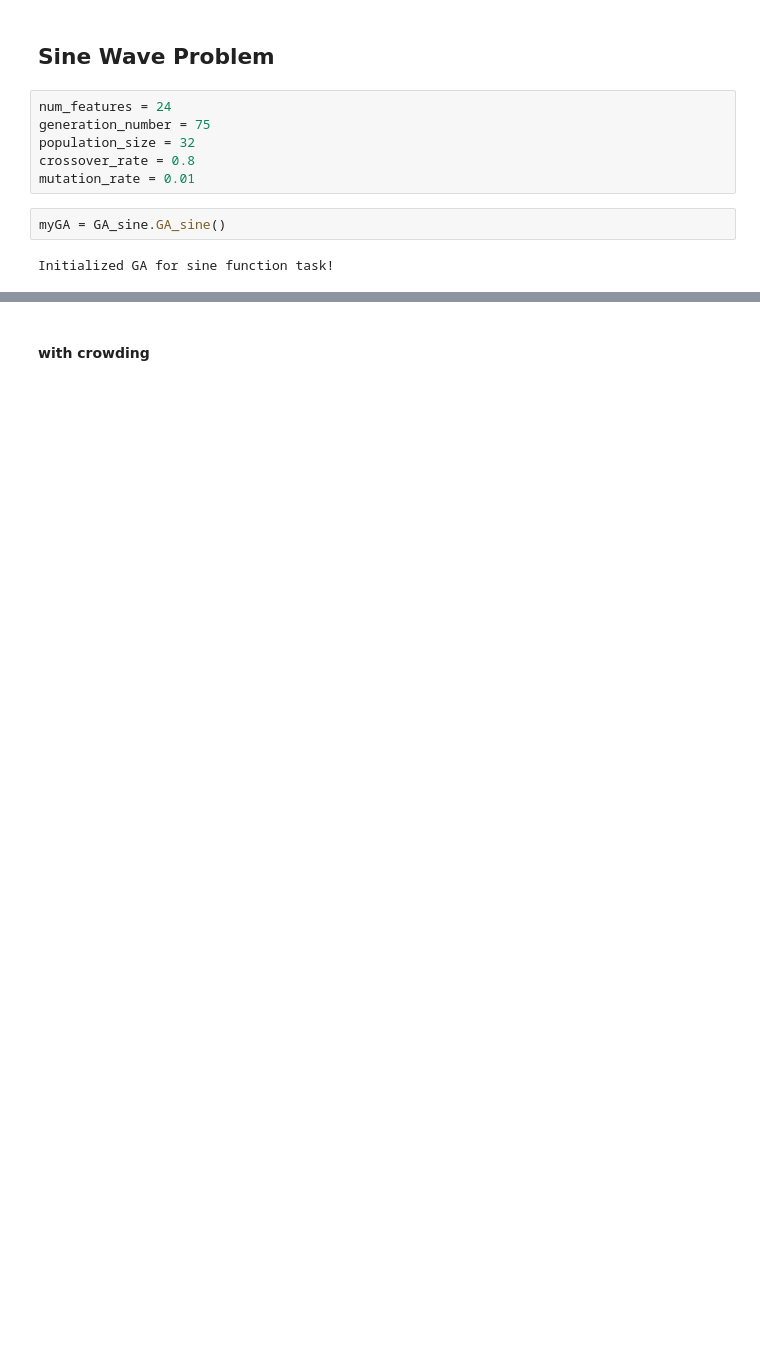
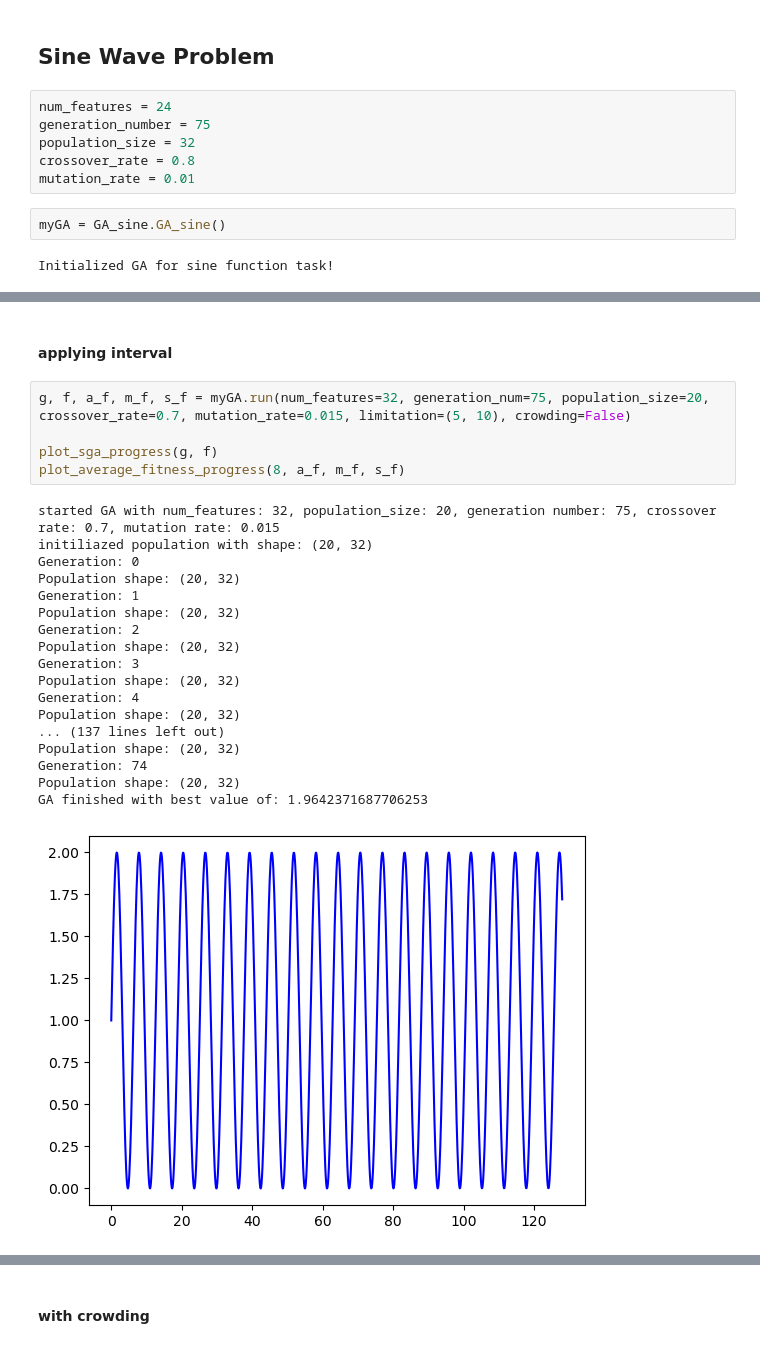
Before and after one commit to TristanWolfram/BioAi_Projects, a Jupyter notebook: Project_1/GA-demo.ipynb, the cells around one changed output, grey strips where cells are left out. Saved outputs shown, nothing was run; the diff lists cells and outputs as text; blank space fills up the shorter version.

```diff
--- a/Project_1/GA-demo.ipynb
+++ b/Project_1/GA-demo.ipynb
@@ -90,0 +114,26 @@ GA finished with best value of: 1.9978350373051554
+# %% [markdown]
+#### applying interval
+# %%
+g, f, a_f, m_f, s_f = myGA.run(num_features=32, generation_num=75, population_size=20, crossover_rate=0.7, mutation_rate=0.015, limitation=(5, 10), crowding=False)
+
+plot_sga_progress(g, f)
+plot_average_fitness_progress(8, a_f, m_f, s_f)
+# %% [output]
+started GA with num_features: 32, population_size: 20, generation number: 75, crossover rate: 0.7, mutation rate: 0.015
+initiliazed population with shape: (20, 32)
+Generation: 0
+Population shape: (20, 32)
+Generation: 1
+Population shape: (20, 32)
+Generation: 2
+Population shape: (20, 32)
+Generation: 3
+Population shape: (20, 32)
+Generation: 4
+Population shape: (20, 32)
+... (137 lines left out)
+Population shape: (20, 32)
+Generation: 74
+Population shape: (20, 32)
+GA finished with best value of: 1.9642371687706253
+[figure, added]
```
Also changed, not shown: parts of 11 cells of this notebook, 2 other files.
